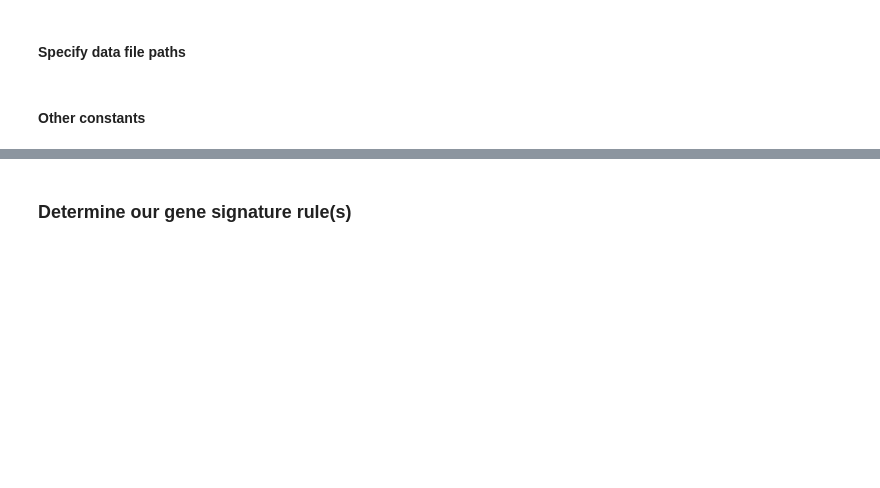
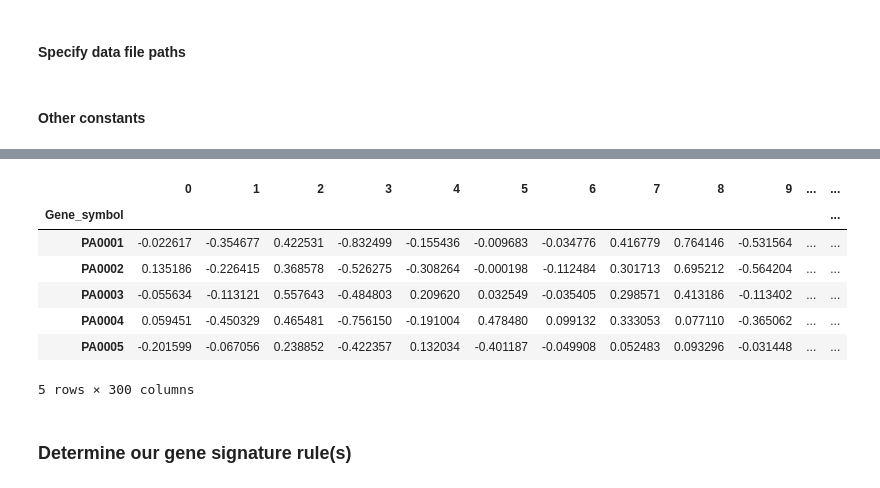
Before and after one commit to greenelab/PathCORE-T-analysis, a Jupyter notebook: jupyter-notebooks/Supplemental_PAO1_FastICA_example.ipynb, the cells around one changed output, grey strips where cells are left out. Saved outputs shown, nothing was run; the diff lists cells and outputs as text; code cells hidden in the pictures; blank space fills up the shorter version.

```diff
--- a/jupyter-notebooks/Supplemental_PAO1_FastICA_example.ipynb
+++ b/jupyter-notebooks/Supplemental_PAO1_FastICA_example.ipynb
@@ -57,3 +62,15 @@ weight_matrix_df = pd.DataFrame.from_dict(gene_feature_weights,
+# %%
+weight_matrix_df = pd.DataFrame(weight_matrix, index=compendium_df.index)
+weight_matrix_df.head()
+# %% [output]
+|  | 0 | 1 | 2 | 3 | 4 | 5 | 6 | 7 | 8 | 9 | ... | ... |
+| Gene_symbol |  |  |  |  |  |  |  |  |  |  |  | ... |
+| PA0001 | -0.022617 | -0.354677 | 0.422531 | -0.832499 | -0.155436 | -0.009683 | -0.034776 | 0.416779 | 0.764146 | -0.531564 | ... | ... |
+| PA0002 | 0.135186 | -0.226415 | 0.368578 | -0.526275 | -0.308264 | -0.000198 | -0.112484 | 0.301713 | 0.695212 | -0.564204 | ... | ... |
+| PA0003 | -0.055634 | -0.113121 | 0.557643 | -0.484803 | 0.209620 | 0.032549 | -0.035405 | 0.298571 | 0.413186 | -0.113402 | ... | ... |
+| PA0004 | 0.059451 | -0.450329 | 0.465481 | -0.756150 | -0.191004 | 0.478480 | 0.099132 | 0.333053 | 0.077110 | -0.365062 | ... | ... |
+| PA0005 | -0.201599 | -0.067056 | 0.238852 | -0.422357 | 0.132034 | -0.401187 | -0.049908 | 0.052483 | 0.093296 | -0.031448 | ... | ... |
+5 rows × 300 columns
 # %% [markdown]
 ### Determine our gene signature rule(s)
 # %%
```
Also changed, not shown: parts of 28 cells of this notebook.
